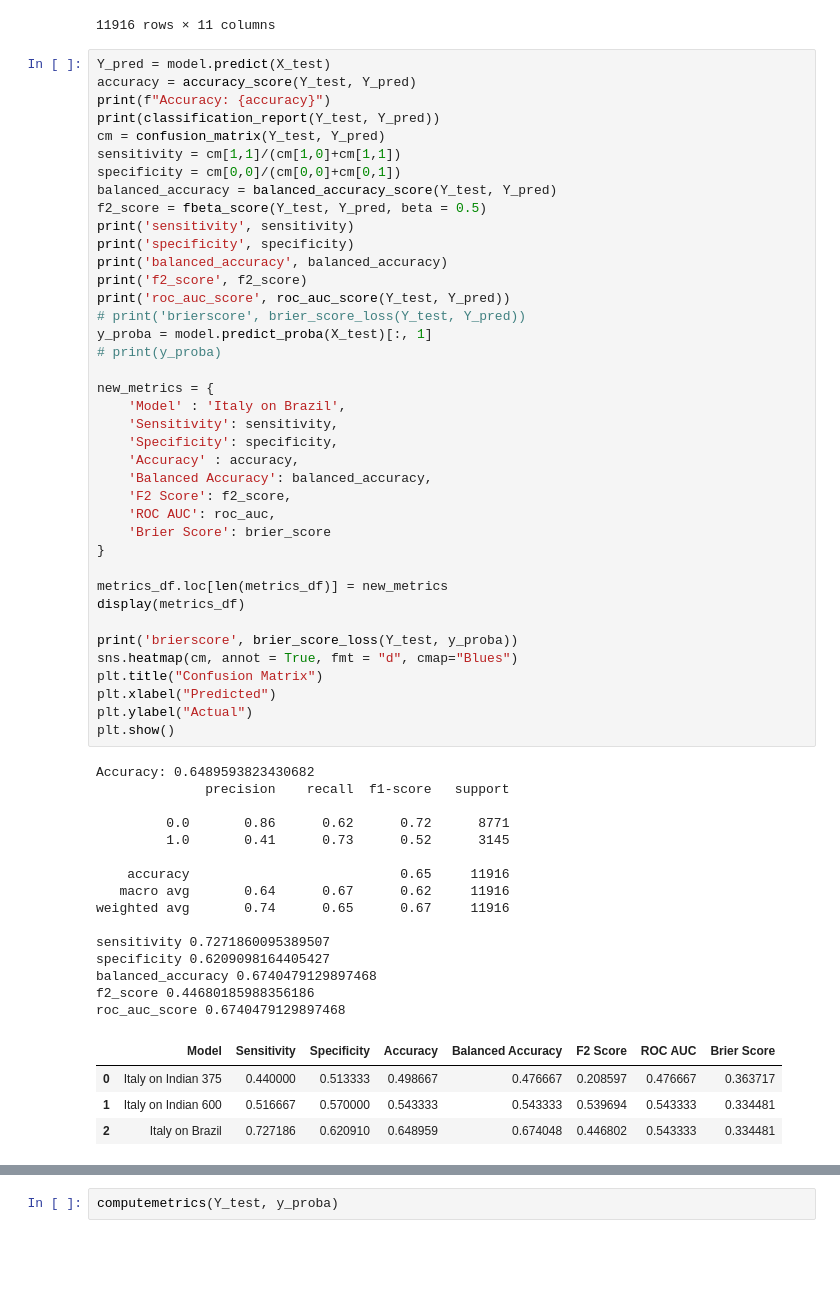
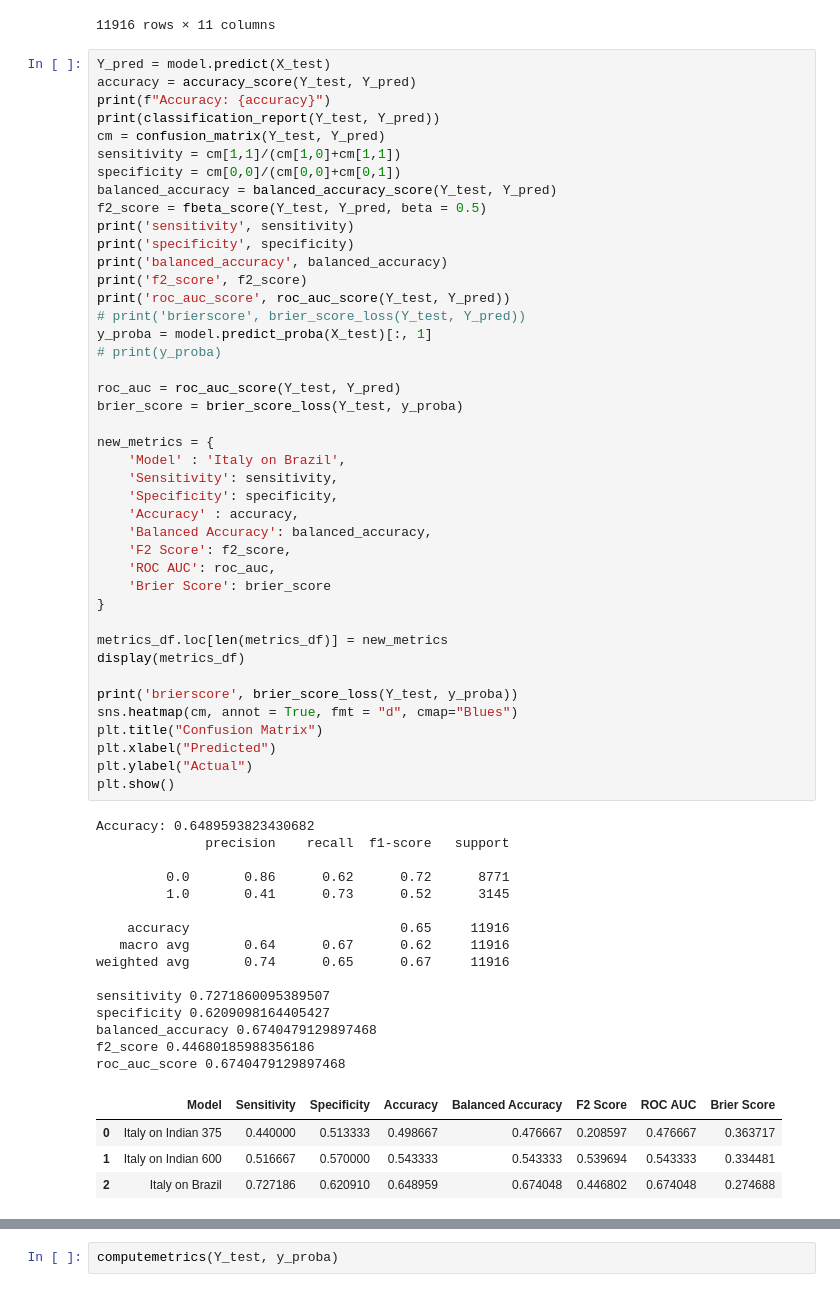
Before and after one commit to debashreebanerjee/COVIPRED-INDIAN, a Jupyter notebook: Codes/Italy.ipynb, the cells around one changed output, grey strips where cells are left out. Saved outputs shown, nothing was run; the diff lists cells and outputs as text; blank space fills up the shorter version.

Commit message:
adding brazil, italy documentation and readme

```diff
--- a/Codes/Italy.ipynb
+++ b/Codes/Italy.ipynb
@@ -538,6 +543,9 @@ print('roc_auc_score', roc_auc_score(Y_test, Y_pred))
 # print('brierscore', brier_score_loss(Y_test, Y_pred))
 y_proba = model.predict_proba(X_test)[:, 1]
 # print(y_proba)
+
+roc_auc = roc_auc_score(Y_test, Y_pred)
+brier_score = brier_score_loss(Y_test, y_proba)
 
 new_metrics = {
     'Model' : 'Italy on Brazil',
@@ -551,31 +559,31 @@ new_metrics = {
 }
 
 metrics_df.loc[len(metrics_df)] = new_metrics
 display(metrics_df)
 
 print('brierscore', brier_score_loss(Y_test, y_proba))
 sns.heatmap(cm, annot = True, fmt = "d", cmap="Blues")
 plt.title("Confusion Matrix")
 plt.xlabel("Predicted")
 plt.ylabel("Actual")
 plt.show()
 # %% [output]
 Accuracy: 0.6489593823430682
               precision    recall  f1-score   support
 
          0.0       0.86      0.62      0.72      8771
          1.0       0.41      0.73      0.52      3145
 
     accuracy                           0.65     11916
    macro avg       0.64      0.67      0.62     11916
 weighted avg       0.74      0.65      0.67     11916
 
 sensitivity 0.7271860095389507
 specificity 0.6209098164405427
 balanced_accuracy 0.6740479129897468
 f2_score 0.44680185988356186
 roc_auc_score 0.6740479129897468
 |  | Model | Sensitivity | Specificity | Accuracy | Balanced Accuracy | F2 Score | ROC AUC | Brier Score |
 | 0 | Italy on Indian 375 | 0.440000 | 0.513333 | 0.498667 | 0.476667 | 0.208597 | 0.476667 | 0.363717 |
 | 1 | Italy on Indian 600 | 0.516667 | 0.570000 | 0.543333 | 0.543333 | 0.539694 | 0.543333 | 0.334481 |
-| 2 | Italy on Brazil | 0.727186 | 0.620910 | 0.648959 | 0.674048 | 0.446802 | 0.543333 | 0.334481 |
+| 2 | Italy on Brazil | 0.727186 | 0.620910 | 0.648959 | 0.674048 | 0.446802 | 0.674048 | 0.274688 |
```
Also changed, not shown: parts of 4 cells of this notebook, 12 other files.
